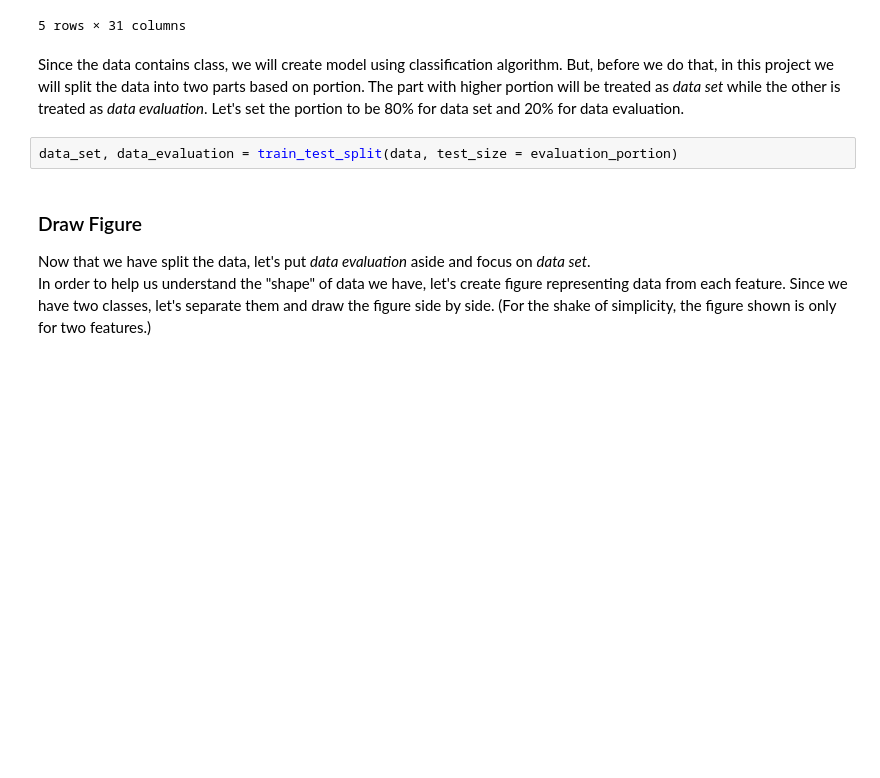
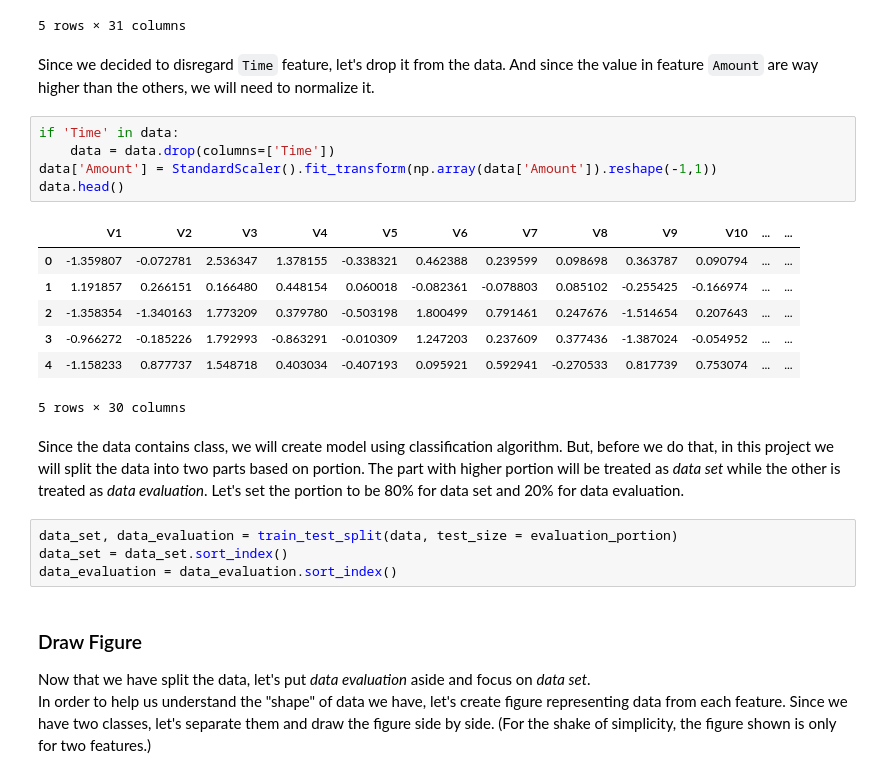
Before and after one commit to Irainia/mika, a Jupyter notebook: Credit Card Fraud Detection.ipynb, the cells around one changed output. Drawn from its saved outputs; the diff is of its cells as text; blank space fills up the shorter version.

```diff
--- a/Credit Card Fraud Detection.ipynb
+++ b/Credit Card Fraud Detection.ipynb
@@ -34,10 +35,27 @@ data.head()
 | 3 | 1.0 | -0.966272 | -0.185226 | 1.792993 | -0.863291 | -0.010309 | 1.247203 | 0.237609 | 0.377436 | -1.387024 | ... | ... |
 | 4 | 2.0 | -1.158233 | 0.877737 | 1.548718 | 0.403034 | -0.407193 | 0.095921 | 0.592941 | -0.270533 | 0.817739 | ... | ... |
 5 rows × 31 columns
+# %% [markdown]
+Since we decided to disregard `Time` feature, let's drop it from the data. And since the value in feature `Amount` are way higher than the others, we will need to normalize it.
+# %%
+if 'Time' in data:
+    data = data.drop(columns=['Time'])
+data['Amount'] = StandardScaler().fit_transform(np.array(data['Amount']).reshape(-1,1))
+data.head()
+# %% [output]
+|  | V1 | V2 | V3 | V4 | V5 | V6 | V7 | V8 | V9 | V10 | ... | ... |
+| 0 | -1.359807 | -0.072781 | 2.536347 | 1.378155 | -0.338321 | 0.462388 | 0.239599 | 0.098698 | 0.363787 | 0.090794 | ... | ... |
+| 1 | 1.191857 | 0.266151 | 0.166480 | 0.448154 | 0.060018 | -0.082361 | -0.078803 | 0.085102 | -0.255425 | -0.166974 | ... | ... |
+| 2 | -1.358354 | -1.340163 | 1.773209 | 0.379780 | -0.503198 | 1.800499 | 0.791461 | 0.247676 | -1.514654 | 0.207643 | ... | ... |
+| 3 | -0.966272 | -0.185226 | 1.792993 | -0.863291 | -0.010309 | 1.247203 | 0.237609 | 0.377436 | -1.387024 | -0.054952 | ... | ... |
+| 4 | -1.158233 | 0.877737 | 1.548718 | 0.403034 | -0.407193 | 0.095921 | 0.592941 | -0.270533 | 0.817739 | 0.753074 | ... | ... |
+5 rows × 30 columns
 # %% [markdown]
 Since the data contains class, we will create model using classification algorithm. But, before we do that, in this project we will split the data into two parts based on portion. The part with higher portion will be treated as *data set* while the other is treated as *data evaluation*. Let's set the portion to be 80% for data set and 20% for data evaluation.
 # %%
 data_set, data_evaluation = train_test_split(data, test_size = evaluation_portion)
+data_set = data_set.sort_index()
+data_evaluation = data_evaluation.sort_index()
 # %% [markdown]
 ### Draw Figure
 
```
Also changed, not shown: parts of 5 cells of this notebook.
